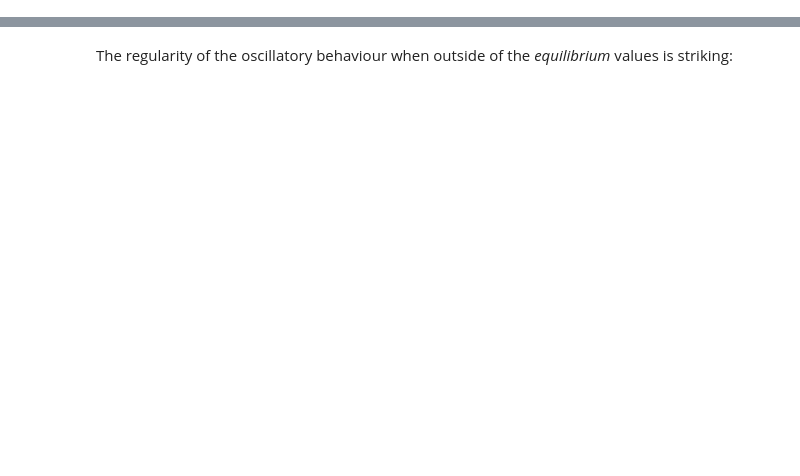
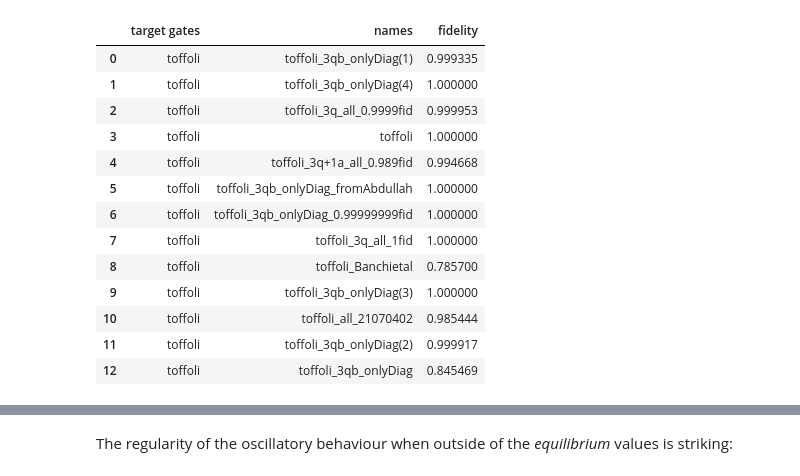
Before and after one commit to lucainnocenti/quantum-gate-learning-1803.07119, a Jupyter notebook: notebooks/study_fidelities_per_state_vs_Js.ipynb, the cells around one changed output, grey strips where cells are left out. Saved outputs shown, nothing was run; the diff lists cells and outputs as text; code cells hidden in the pictures; blank space fills up the shorter version.

```diff
--- a/notebooks/study_fidelities_per_state_vs_Js.ipynb
+++ b/notebooks/study_fidelities_per_state_vs_Js.ipynb
@@ -77,0 +78,18 @@ plots_generator = nat.fidelity_vs_J(net)
+# %%
+foo = NetsDataFolder('../data/nets').filter('toffoli*')
+foo.view_fidelities()
+# %% [output]
+|  | target gates | names | fidelity |
+| 0 | toffoli | toffoli_3qb_onlyDiag(1) | 0.999335 |
+| 1 | toffoli | toffoli_3qb_onlyDiag(4) | 1.000000 |
+| 2 | toffoli | toffoli_3q_all_0.9999fid | 0.999953 |
+| 3 | toffoli | toffoli | 1.000000 |
+| 4 | toffoli | toffoli_3q+1a_all_0.989fid | 0.994668 |
+| 5 | toffoli | toffoli_3qb_onlyDiag_fromAbdullah | 1.000000 |
+| 6 | toffoli | toffoli_3qb_onlyDiag_0.99999999fid | 1.000000 |
+| 7 | toffoli | toffoli_3q_all_1fid | 1.000000 |
+| 8 | toffoli | toffoli_Banchietal | 0.785700 |
+| 9 | toffoli | toffoli_3qb_onlyDiag(3) | 1.000000 |
+| 10 | toffoli | toffoli_all_21070402 | 0.985444 |
+| 11 | toffoli | toffoli_3qb_onlyDiag(2) | 0.999917 |
+| 12 | toffoli | toffoli_3qb_onlyDiag | 0.845469 |
```
Also changed, not shown: parts of 12 cells of this notebook, 6 other files.
